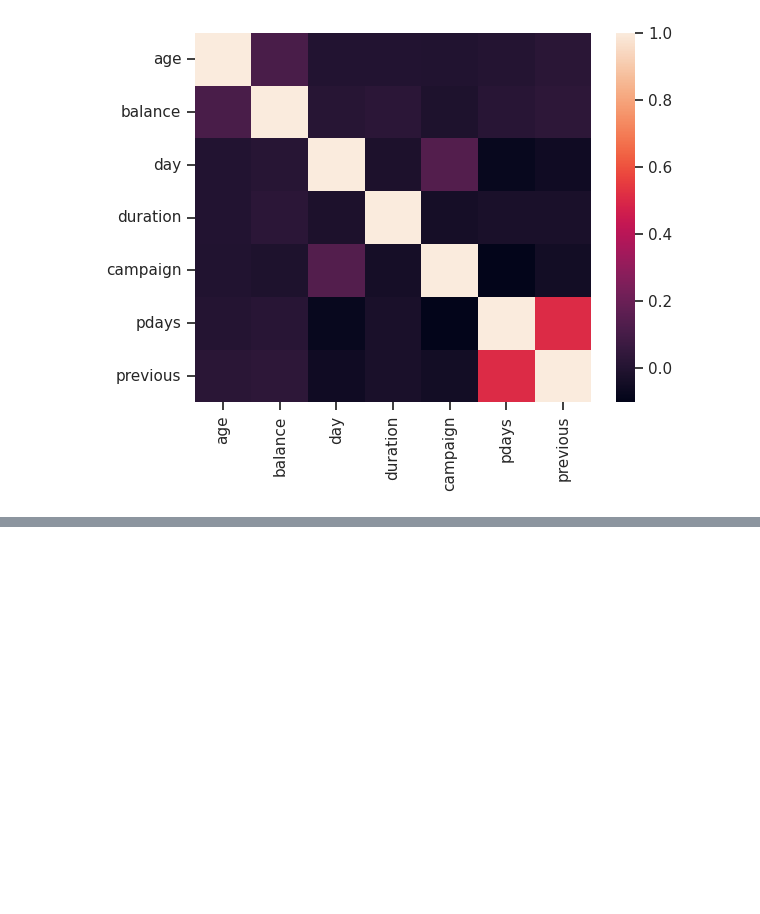
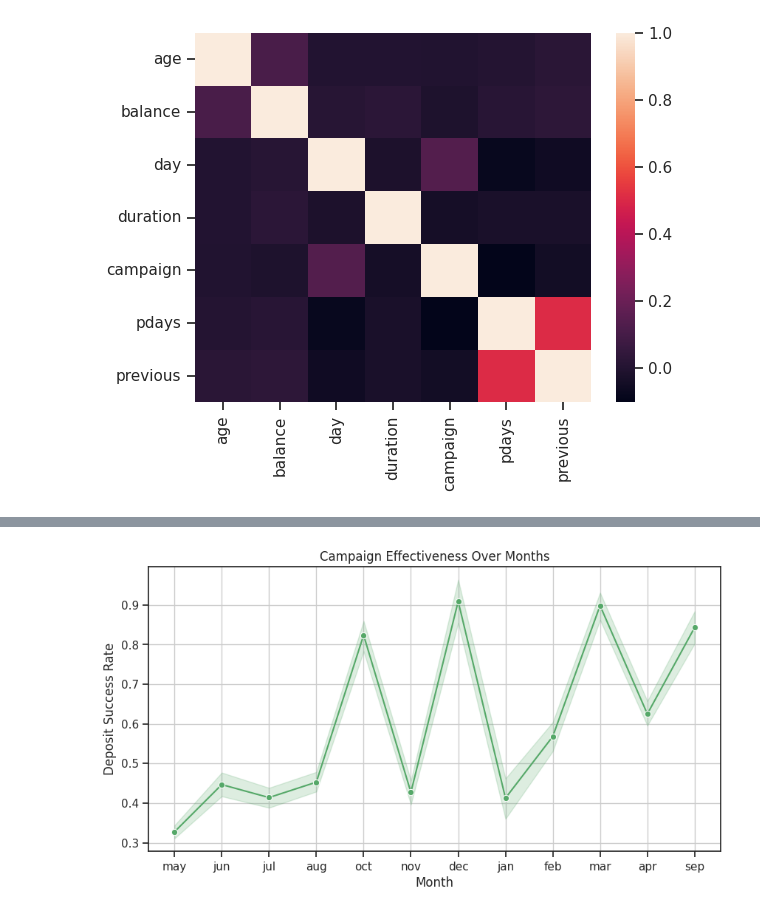
Before and after one commit to AKAB657/EDA-THEORY-DA, a Jupyter notebook: EDA_theory.ipynb, the cells around one changed output, grey strips where cells are left out. Cells and saved outputs as stored; diff of their text form; code cells hidden in the pictures; blank space fills up the shorter version.

```diff
--- a/EDA_theory.ipynb
+++ b/EDA_theory.ipynb
@@ -450,0 +475,11 @@ sns.heatmap(correlation,xticklabels=correlation.columns,yticklabels=correlation.
+# %%
+#Campaign Effectiveness Over Time
+plt.figure(figsize=(10, 5))
+sns.lineplot(data=data, x="month", y=(data['deposit'] == 'yes').astype(int), estimator='mean', marker='o', color='g')
+plt.xlabel("Month")
+plt.ylabel("Deposit Success Rate")
+plt.title("Campaign Effectiveness Over Months")
+plt.grid()
+plt.show()
+# %% [output]
+[figure, added]
```
Also changed, not shown: parts of 2 cells of this notebook.
